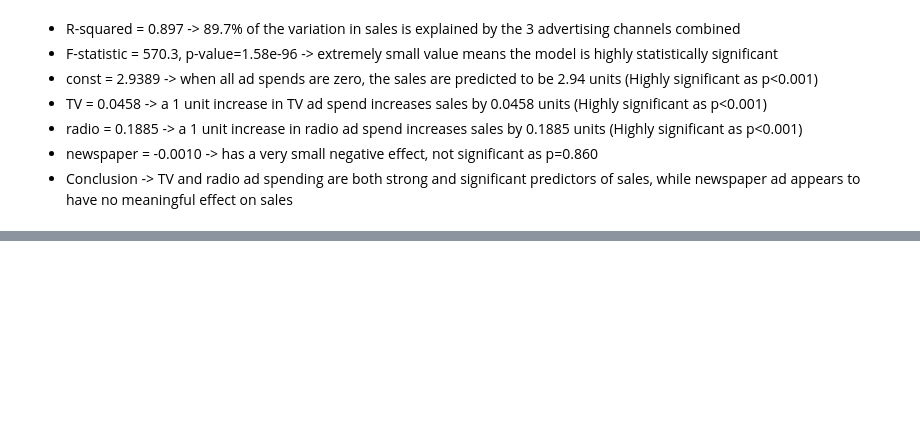
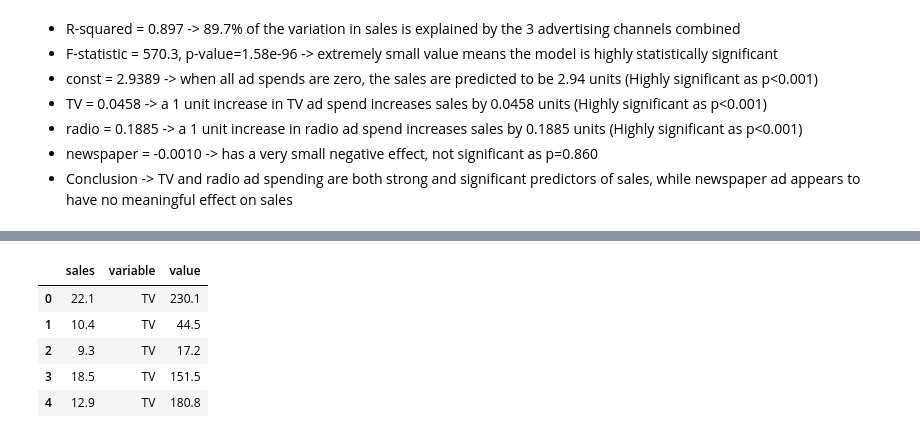
Before and after one commit to vinovator/Pandas-Projects, a Jupyter notebook: Advertising.ipynb, the cells around one changed output, grey strips where cells are left out. Cells and saved outputs as stored; diff of their text form; code cells hidden in the pictures; blank space fills up the shorter version.

```diff
--- a/Advertising.ipynb
+++ b/Advertising.ipynb
@@ -109,0 +119,10 @@ Notes:
+# %%
+df_melt = pd.melt(df, id_vars = ["sales"], value_vars=["TV", "radio", "newspaper"])
+df_melt.head()
+# %% [output]
+|  | sales | variable | value |
+| 0 | 22.1 | TV | 230.1 |
+| 1 | 10.4 | TV | 44.5 |
+| 2 | 9.3 | TV | 17.2 |
+| 3 | 18.5 | TV | 151.5 |
+| 4 | 12.9 | TV | 180.8 |
```
Also changed, not shown: parts of 3 cells of this notebook.
